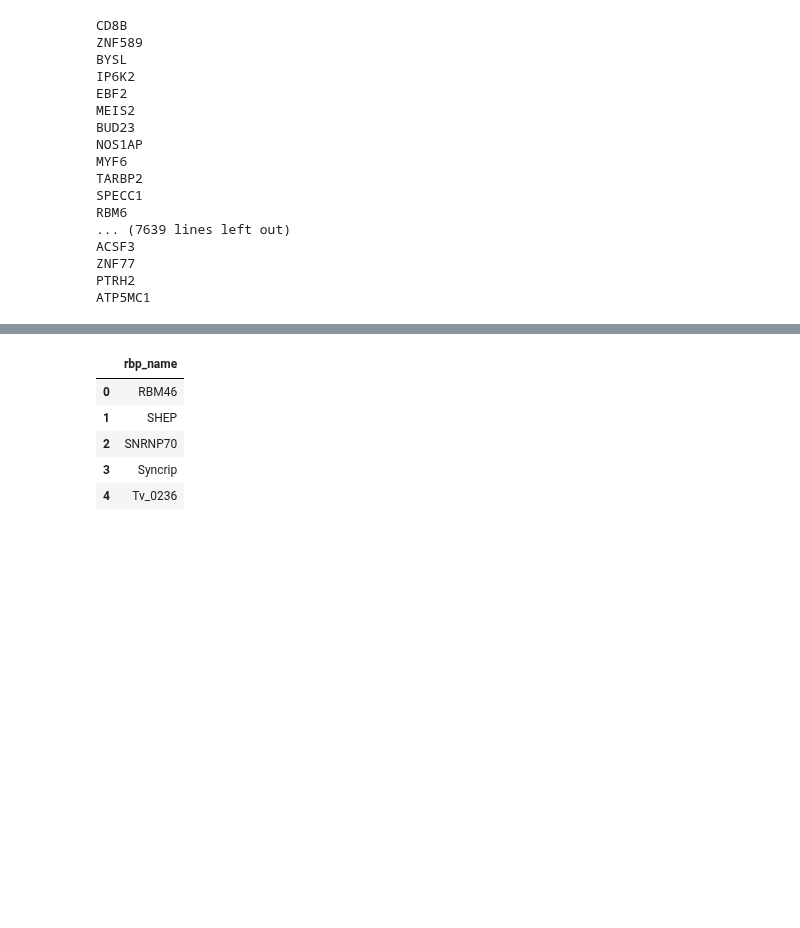
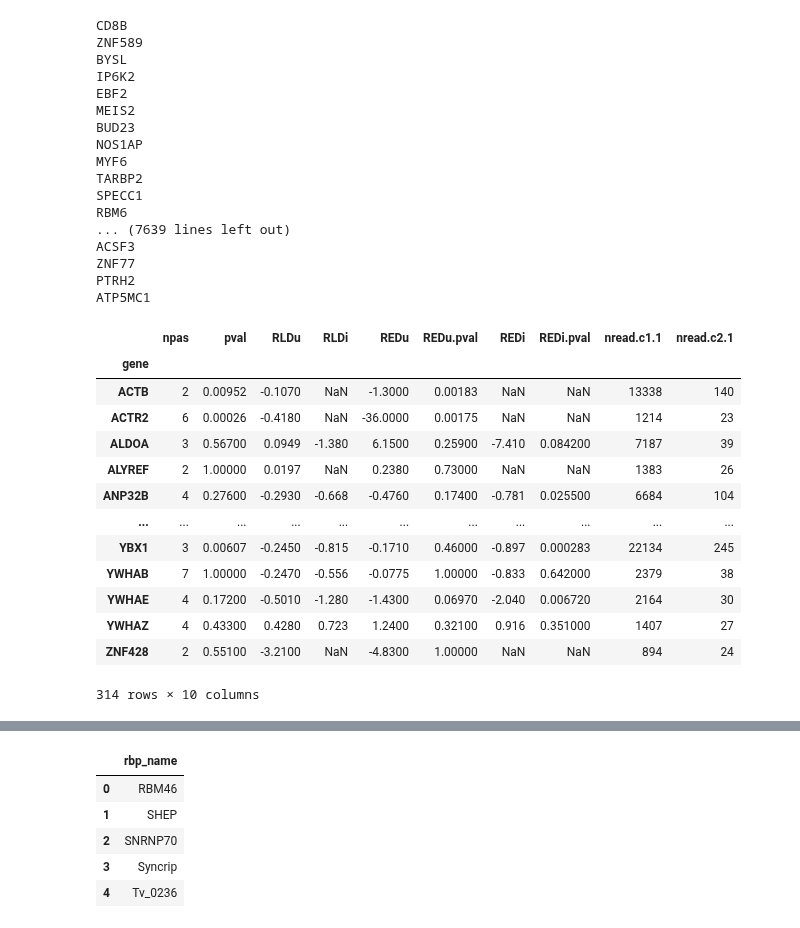
Before and after one commit to AidenSb/APA, a Jupyter notebook: For_perturb_seq/JWrbp_tf.ipynb, the cells around one changed output, grey strips where cells are left out. Saved outputs shown, nothing was run; the diff lists cells and outputs as text; code cells hidden in the pictures; blank space fills up the shorter version.

```diff
--- a/For_perturb_seq/JWrbp_tf.ipynb
+++ b/For_perturb_seq/JWrbp_tf.ipynb
@@ -51,3 +51,21 @@ ACSF3
 ZNF77
 PTRH2
 ATP5MC1
+# %%
+tst = genes_pas_filtered['PRMT5']
+tst
+# %% [output]
+|  | npas | pval | RLDu | RLDi | REDu | REDu.pval | REDi | REDi.pval | nread.c1.1 | nread.c2.1 |
+| gene |  |  |  |  |  |  |  |  |  |  |
+| ACTB | 2 | 0.00952 | -0.1070 | NaN | -1.3000 | 0.00183 | NaN | NaN | 13338 | 140 |
+| ACTR2 | 6 | 0.00026 | -0.4180 | NaN | -36.0000 | 0.00175 | NaN | NaN | 1214 | 23 |
+| ALDOA | 3 | 0.56700 | 0.0949 | -1.380 | 6.1500 | 0.25900 | -7.410 | 0.084200 | 7187 | 39 |
+| ALYREF | 2 | 1.00000 | 0.0197 | NaN | 0.2380 | 0.73000 | NaN | NaN | 1383 | 26 |
+| ANP32B | 4 | 0.27600 | -0.2930 | -0.668 | -0.4760 | 0.17400 | -0.781 | 0.025500 | 6684 | 104 |
+| ... | ... | ... | ... | ... | ... | ... | ... | ... | ... | ... |
+| YBX1 | 3 | 0.00607 | -0.2450 | -0.815 | -0.1710 | 0.46000 | -0.897 | 0.000283 | 22134 | 245 |
+| YWHAB | 7 | 1.00000 | -0.2470 | -0.556 | -0.0775 | 1.00000 | -0.833 | 0.642000 | 2379 | 38 |
+| YWHAE | 4 | 0.17200 | -0.5010 | -1.280 | -1.4300 | 0.06970 | -2.040 | 0.006720 | 2164 | 30 |
+| YWHAZ | 4 | 0.43300 | 0.4280 | 0.723 | 1.2400 | 0.32100 | 0.916 | 0.351000 | 1407 | 27 |
+| ZNF428 | 2 | 0.55100 | -3.2100 | NaN | -4.8300 | 1.00000 | NaN | NaN | 894 | 24 |
+314 rows × 10 columns
```
Also changed, not shown: parts of 4 cells of this notebook, 2 other files.
